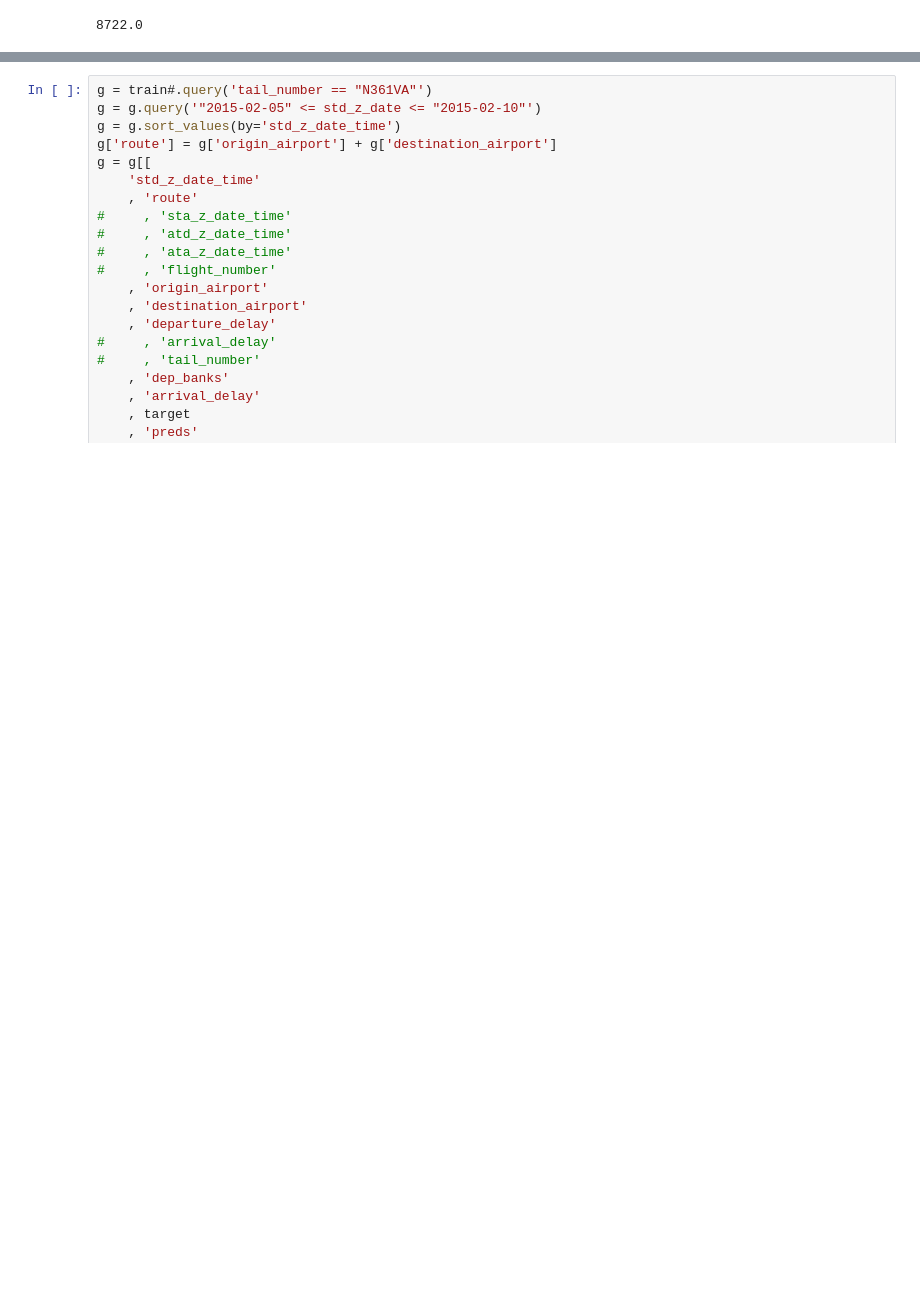
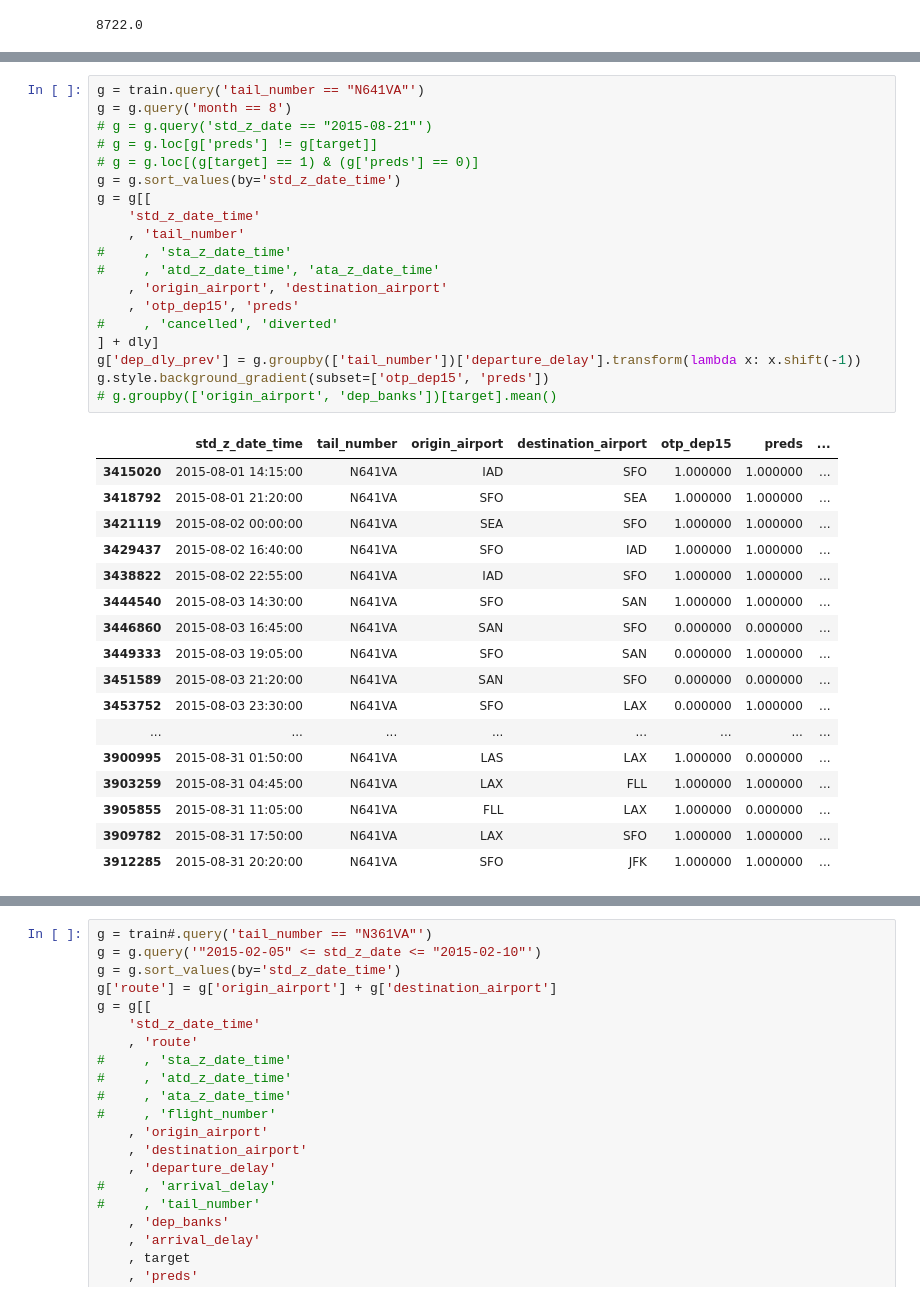
Before and after one commit to cmd-master/airline, a Jupyter notebook: airline-delays.ipynb, the cells around one changed output, grey strips where cells are left out. Saved outputs shown, nothing was run; the diff lists cells and outputs as text; blank space fills up the shorter version.

Commit message:
Kaggle Notebook | USA Airline On Time Performance | Version 79

```diff
--- a/airline-delays.ipynb
+++ b/airline-delays.ipynb
@@ -506,0 +533,37 @@ Text(50.722222222222214, 0.5, 'Predicted')
+# %%
+g = train.query('tail_number == "N641VA"')
+g = g.query('month == 8')
+# g = g.query('std_z_date == "2015-08-21"')
+# g = g.loc[g['preds'] != g[target]]
+# g = g.loc[(g[target] == 1) & (g['preds'] == 0)]
+g = g.sort_values(by='std_z_date_time')
+g = g[[
+    'std_z_date_time'
+    , 'tail_number'
+#     , 'sta_z_date_time'
+#     , 'atd_z_date_time', 'ata_z_date_time'
+    , 'origin_airport', 'destination_airport'
+    , 'otp_dep15', 'preds'
+#     , 'cancelled', 'diverted'
+] + dly]
+g['dep_dly_prev'] = g.groupby(['tail_number'])['departure_delay'].transform(lambda x: x.shift(-1))
+g.style.background_gradient(subset=['otp_dep15', 'preds'])
+# g.groupby(['origin_airport', 'dep_banks'])[target].mean()
+# %% [output]
+|  | std_z_date_time | tail_number | origin_airport | destination_airport | otp_dep15 | preds | ... |
+| 3415020 | 2015-08-01 14:15:00 | N641VA | IAD | SFO | 1.000000 | 1.000000 | ... |
+| 3418792 | 2015-08-01 21:20:00 | N641VA | SFO | SEA | 1.000000 | 1.000000 | ... |
+| 3421119 | 2015-08-02 00:00:00 | N641VA | SEA | SFO | 1.000000 | 1.000000 | ... |
+| 3429437 | 2015-08-02 16:40:00 | N641VA | SFO | IAD | 1.000000 | 1.000000 | ... |
+| 3438822 | 2015-08-02 22:55:00 | N641VA | IAD | SFO | 1.000000 | 1.000000 | ... |
+| 3444540 | 2015-08-03 14:30:00 | N641VA | SFO | SAN | 1.000000 | 1.000000 | ... |
+| 3446860 | 2015-08-03 16:45:00 | N641VA | SAN | SFO | 0.000000 | 0.000000 | ... |
+| 3449333 | 2015-08-03 19:05:00 | N641VA | SFO | SAN | 0.000000 | 1.000000 | ... |
+| 3451589 | 2015-08-03 21:20:00 | N641VA | SAN | SFO | 0.000000 | 0.000000 | ... |
+| 3453752 | 2015-08-03 23:30:00 | N641VA | SFO | LAX | 0.000000 | 1.000000 | ... |
+| ... | ... | ... | ... | ... | ... | ... | ... |
+| 3900995 | 2015-08-31 01:50:00 | N641VA | LAS | LAX | 1.000000 | 0.000000 | ... |
+| 3903259 | 2015-08-31 04:45:00 | N641VA | LAX | FLL | 1.000000 | 1.000000 | ... |
+| 3905855 | 2015-08-31 11:05:00 | N641VA | FLL | LAX | 1.000000 | 0.000000 | ... |
+| 3909782 | 2015-08-31 17:50:00 | N641VA | LAX | SFO | 1.000000 | 1.000000 | ... |
+| 3912285 | 2015-08-31 20:20:00 | N641VA | SFO | JFK | 1.000000 | 1.000000 | ... |
```
Also changed, not shown: parts of 15 cells of this notebook.
